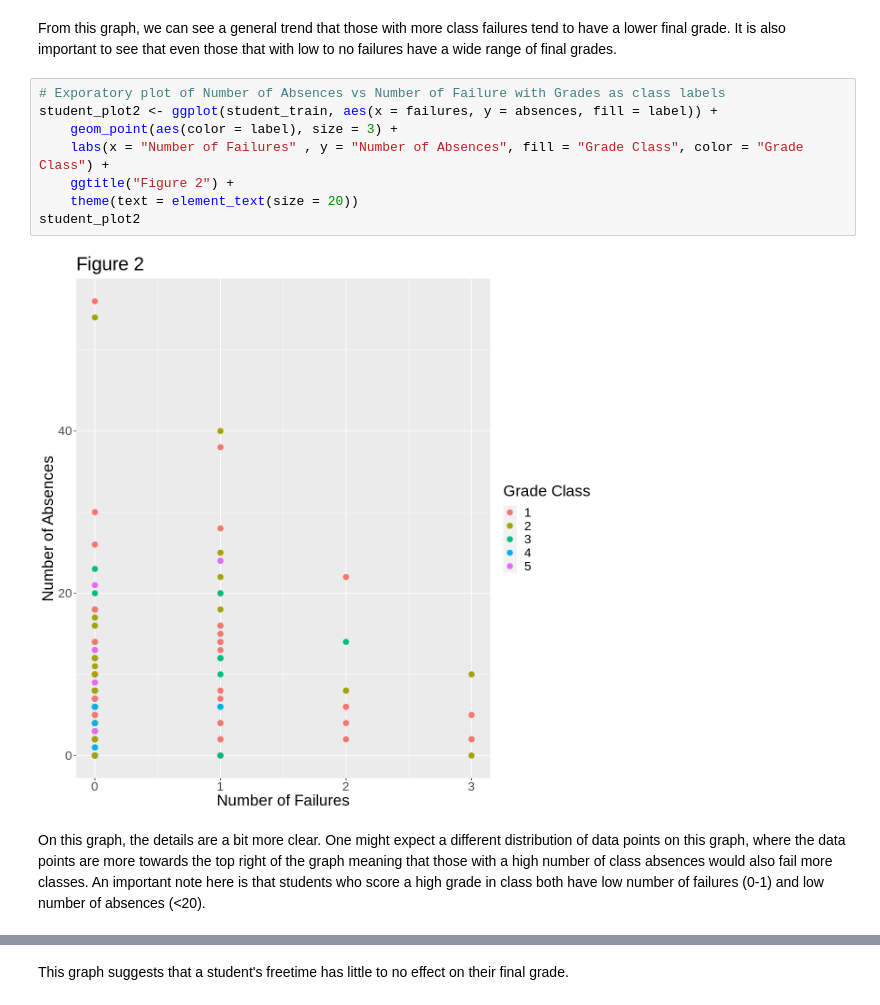
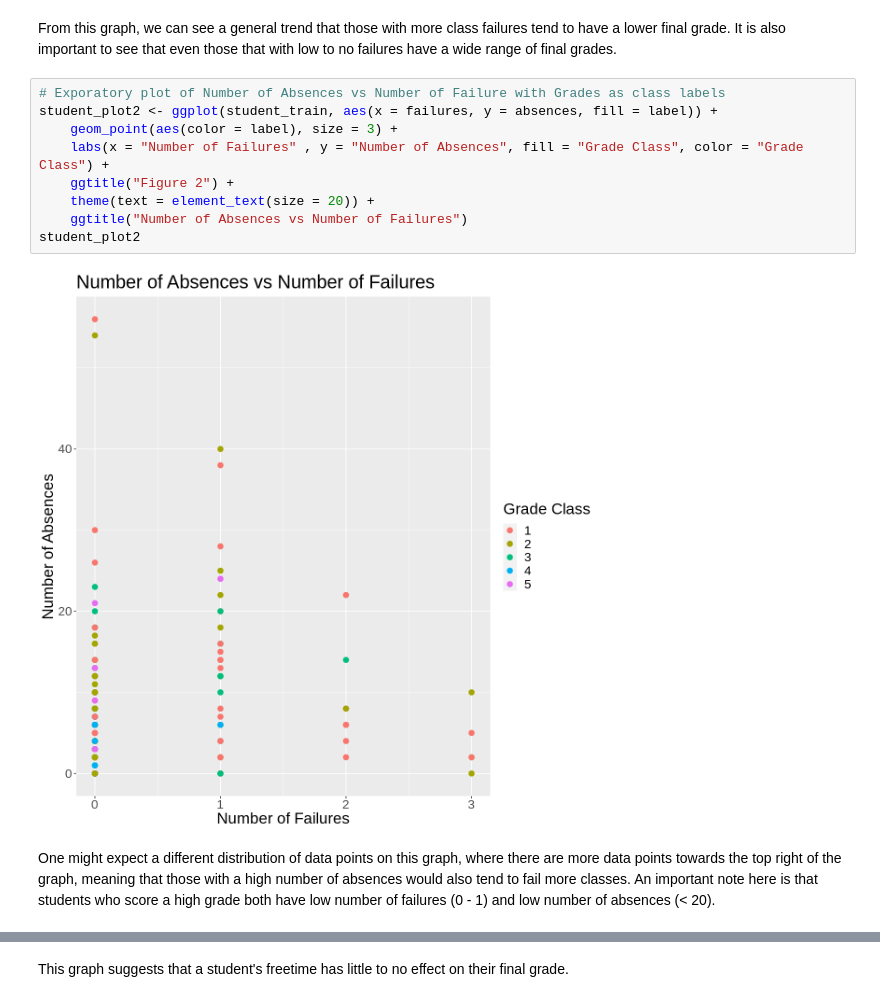
Before and after one commit to FelixNg21/DSCI100-project, a Jupyter notebook: Classification work.ipynb, the cells around one changed output, grey strips where cells are left out. Drawn from its saved outputs; the diff is of its cells as text.

```diff
--- a/Classification work.ipynb
+++ b/Classification work.ipynb
@@ -227,15 +230,16 @@ From this graph, we can see a general trend that those with more class failures
 # %%
 # Exporatory plot of Number of Absences vs Number of Failure with Grades as class labels
 student_plot2 <- ggplot(student_train, aes(x = failures, y = absences, fill = label)) +
     geom_point(aes(color = label), size = 3) +
     labs(x = "Number of Failures" , y = "Number of Absences", fill = "Grade Class", color = "Grade Class") +
     ggtitle("Figure 2") +
-    theme(text = element_text(size = 20))
+    theme(text = element_text(size = 20)) +
+    ggtitle("Number of Absences vs Number of Failures")
 student_plot2
 # %% [output]
-[figure, old version]
+[figure, new version]
 # %% [markdown]
-On this graph, the details are a bit more clear. One might expect a different distribution of data points on this graph, where the data points are more towards the top right of the graph meaning that those with a high number of class absences would also fail more classes. An important note here is that students who score a high grade in class both have low number of failures (0-1) and low number of absences (<20).
+One might expect a different distribution of data points on this graph, where there are more data points towards the top right of the graph, meaning that those with a high number of absences would also tend to fail more classes. An important note here is that students who score a high grade both have low number of failures (0 - 1) and low number of absences (< 20).
 # %%
 # Exporatory plot of Number of Absences vs Health with Grades as class labels
 student_plot2 <- ggplot(student_train, aes(x = health, y = absences, fill = label)) +
```
Also changed, not shown: parts of 15 cells of this notebook.
